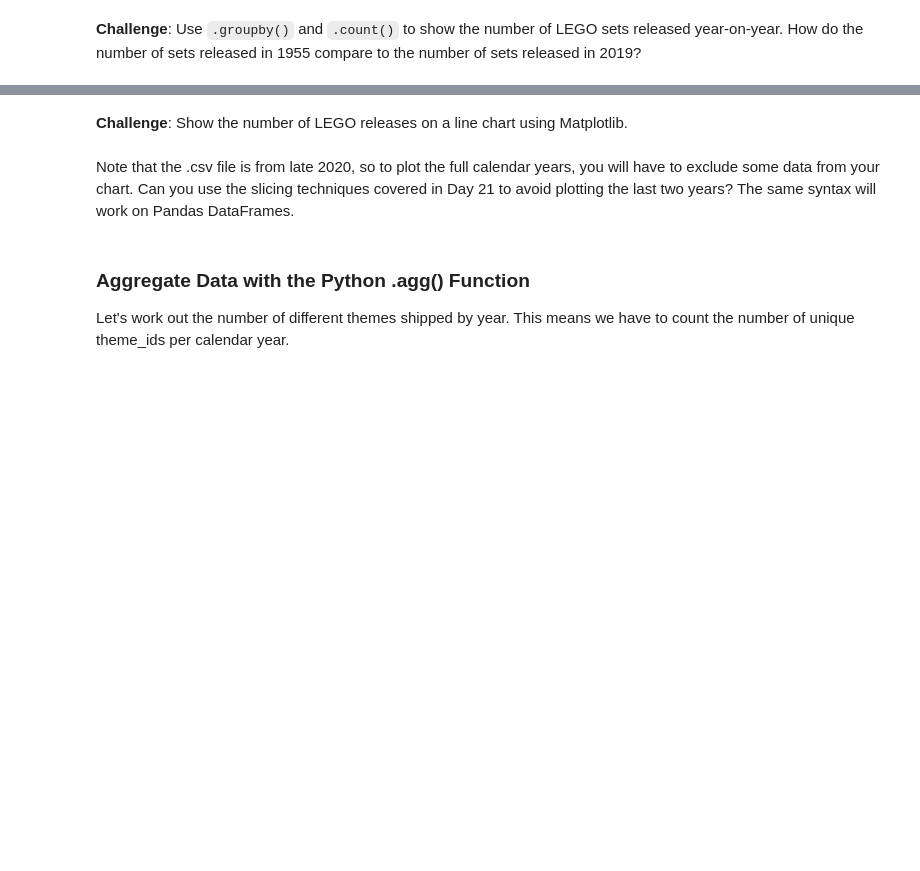
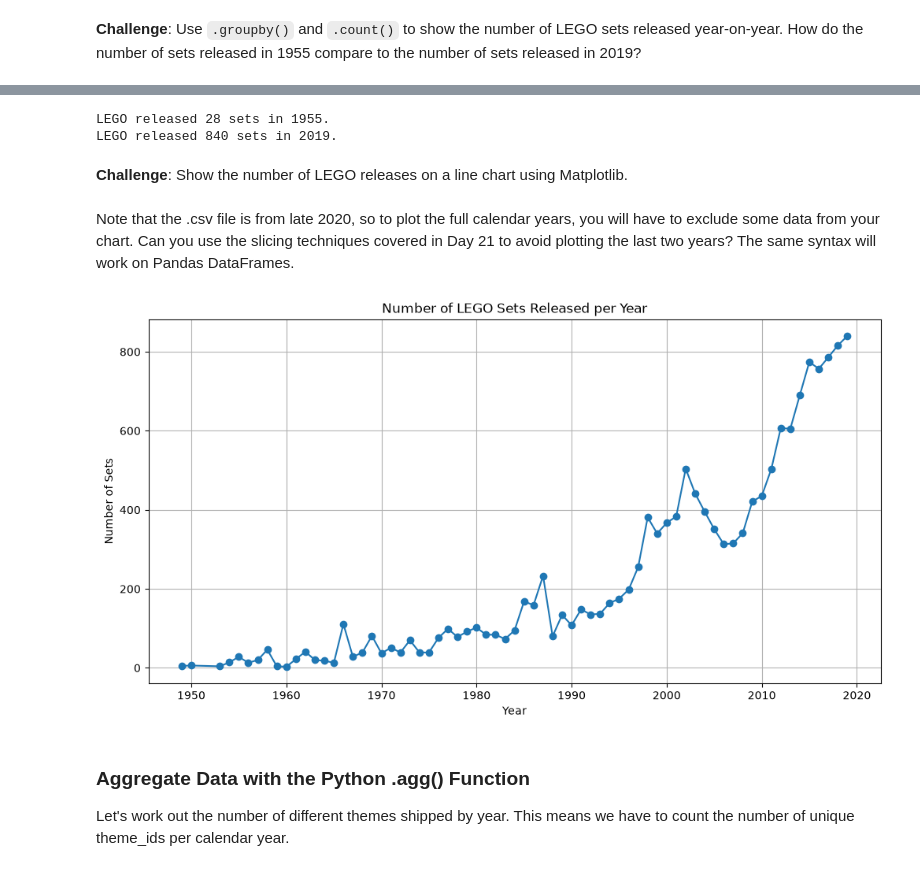
Before and after one commit to heyliceeee/Analyse-Lego-Dataset, a Jupyter notebook: Lego_Analysis.ipynb, the cells around one changed output, grey strips where cells are left out. Saved outputs shown, nothing was run; the diff lists cells and outputs as text; code cells hidden in the pictures; blank space fills up the shorter version.

Commit message:
✨feat: find the oldest and largest lego sets | visualise the number of sets published over time

```diff
--- a/Lego_Analysis.ipynb
+++ b/Lego_Analysis.ipynb
@@ -45,3 +48,6 @@ A lego **set** is a particular box of LEGO or product. Therefore, a single theme
 The <code>sets.csv</code> data contains a list of sets over the years and the number of parts that each of these sets contained.
 
 **Challenge**: Read the sets.csv data and take a look at the first and last couple of rows.
+# %%
+sets = pd.read_csv("data/sets.csv")
+sets.head()
@@ -54,2 +113,5 @@ The <code>sets.csv</code> data contains a list of sets over the years and the nu
 # %% [markdown]
 **Challenge**: Use <code>.groupby()</code> and <code>.count()</code> to show the number of LEGO sets released year-on-year. How do the number of sets released in 1955 compare to the number of sets released in 2019?
+# %%
+sets_per_year = sets.groupby("year")["set_num"].count() # number of sets released per year
+sets_per_year
@@ -56,7 +132,28 @@ The <code>sets.csv</code> data contains a list of sets over the years and the nu
+# %%
+sets_1955 = sets_per_year.loc[1955] # get the number of sets released in 1955
+sets_2019 = sets_per_year.loc[2019] # get the number of sets released in 2019
+
+print(f"LEGO released {sets_1955} sets in 1955.")
+print(f"LEGO released {sets_2019} sets in 2019.")
+# %% [output]
+LEGO released 28 sets in 1955.
+LEGO released 840 sets in 2019.
 # %% [markdown]
 **Challenge**: Show the number of LEGO releases on a line chart using Matplotlib. <br>
 <br>
 Note that the .csv file is from late 2020, so to plot the full calendar years, you will have to exclude some data from your chart. Can you use the slicing techniques covered in Day 21 to avoid plotting the last two years? The same syntax will work on Pandas DataFrames.
+# %%
+sets_per_year_clean = sets_per_year[:-2] # remove last 2 indexes
+
+plt.figure(figsize=(12,6))
+plt.plot(sets_per_year_clean.index, sets_per_year_clean.values, marker='o')
+plt.title("Number of LEGO Sets Released per Year")
+plt.xlabel("Year")
+plt.ylabel("Number of Sets")
+plt.grid(True)
+plt.show()
+# %% [output]
+[figure, added]
 # %% [markdown]
 ### Aggregate Data with the Python .agg() Function
 
```
Also changed, not shown: parts of 7 cells of this notebook.
